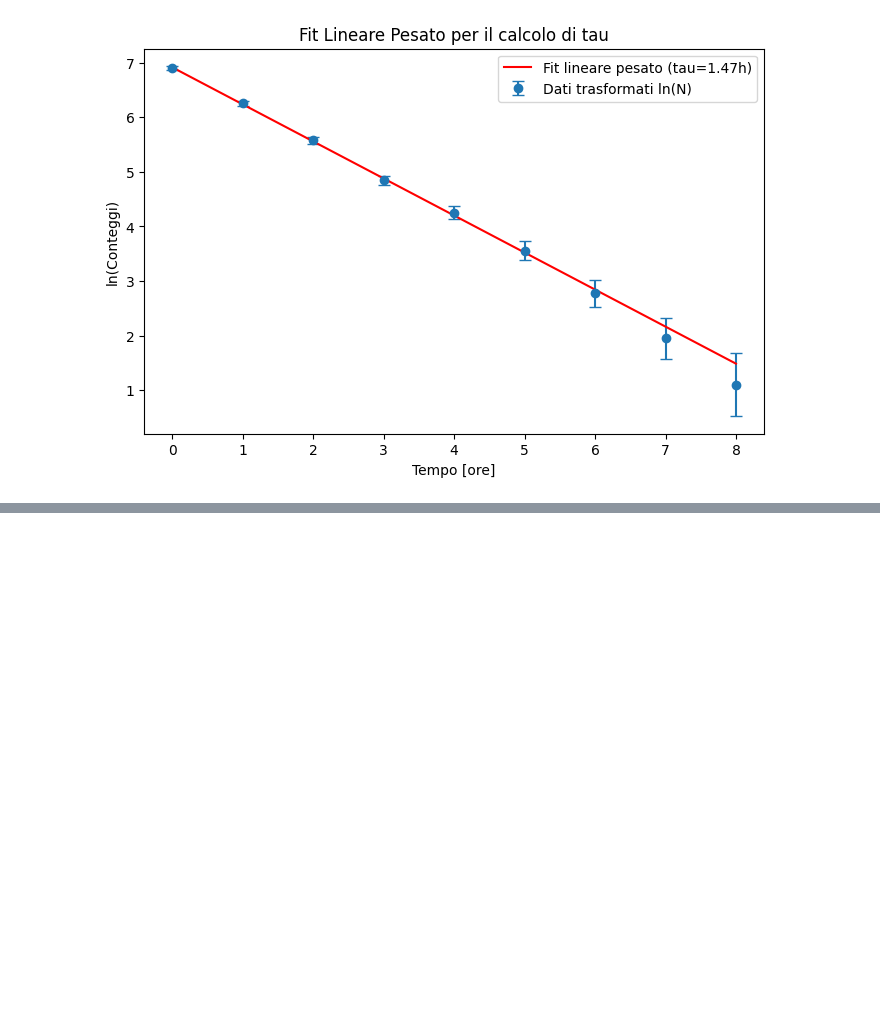
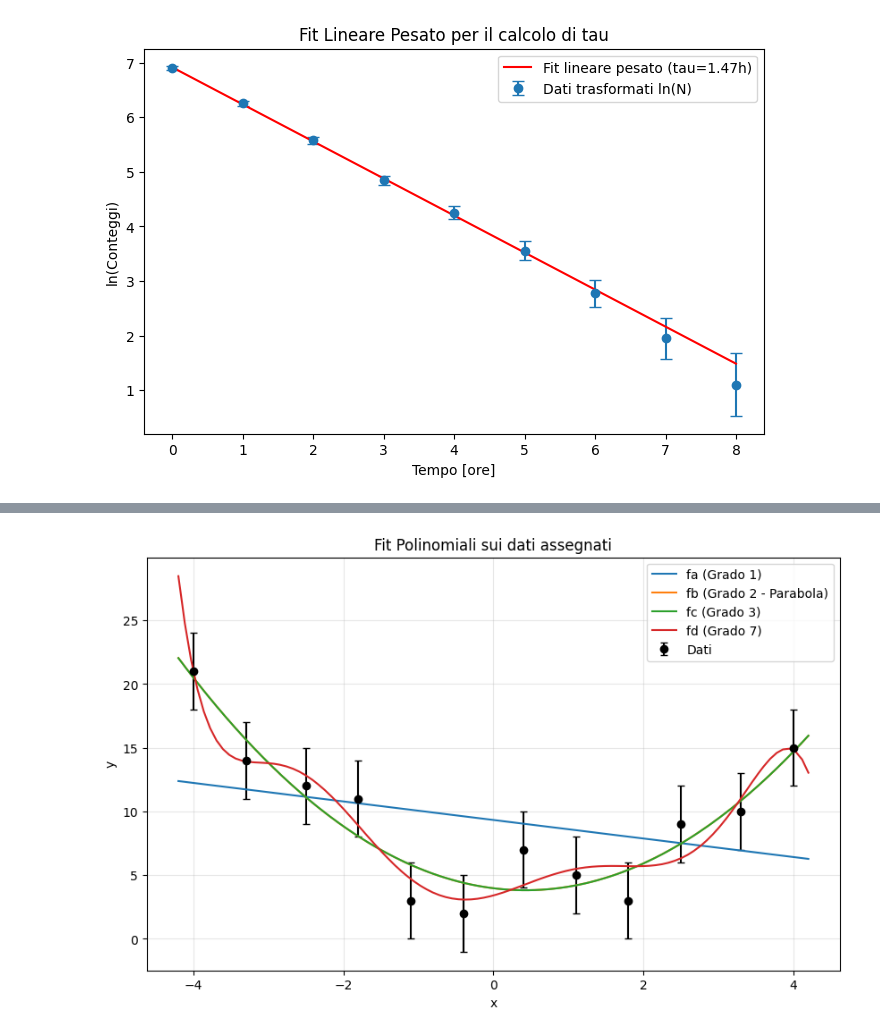
Before and after one commit to Its-mics/Statistica, a Jupyter notebook: laboratorio/Esercitazioni/File_Esercitazioni.ipynb, the cells around one changed output, grey strips where cells are left out. Cells and saved outputs as stored; diff of their text form; code cells hidden in the pictures; blank space fills up the shorter version.

```diff
--- a/laboratorio/Esercitazioni/File_Esercitazioni.ipynb
+++ b/laboratorio/Esercitazioni/File_Esercitazioni.ipynb
@@ -1072,0 +1160,97 @@ Tempo di attesa medio (tau) = 1.4730 +/- 0.0354 ore
+# %%
+# Test del $\chi^2$ confrontando diverse funzioni
+
+# Dati forniti nella tabella della scheda
+x_data = np.array([-4.0, -3.3, -2.5, -1.8, -1.1, -0.4, 0.4, 1.1, 1.8, 2.5, 3.3, 4.0])
+y_data = np.array([21, 14, 12, 11, 3, 2, 7, 5, 3, 9, 10, 15])
+sigma_y = 3
+N = len(x_data)
+
+# Definiamo i polinomi richiesti
+def fa(x, a0, a1):
+    return a0 + a1 * x
+
+def fb(x, b0, b1, b2):
+    return b0 + b1 * x + b2 * x**2
+
+def fc(x, c0, c1, c2, c3):
+    return c0 + c1 * x + c2 * x**2 + c3 * x**3
+
+def fd(x, d0, d1, d2, d3, d4, d5, d6, d7):
+    return d0 + d1*x + d2*x**2 + d3*x**3 + d4*x**4 + d5*x**5 + d6*x**6 + d7*x**7
+
+# Eseguiamo i fit
+popt_a, _ = curve_fit(fa, x_data, y_data, sigma=np.full(N, sigma_y), absolute_sigma=True)
+popt_b, _ = curve_fit(fb, x_data, y_data, sigma=np.full(N, sigma_y), absolute_sigma=True)
+popt_c, _ = curve_fit(fc, x_data, y_data, sigma=np.full(N, sigma_y), absolute_sigma=True)
+popt_d, _ = curve_fit(fd, x_data, y_data, sigma=np.full(N, sigma_y), absolute_sigma=True)
+
+# Plot dei fit
+x_plot = np.linspace(-4.2, 4.2, 100)
+plt.figure(figsize=(10, 6))
+plt.errorbar(x_data, y_data, yerr=sigma_y, fmt='ko', label='Dati', capsize=3)
+plt.plot(x_plot, fa(x_plot, *popt_a), label='fa (Grado 1)')
+plt.plot(x_plot, fb(x_plot, *popt_b), label='fb (Grado 2 - Parabola)')
+plt.plot(x_plot, fc(x_plot, *popt_c), label='fc (Grado 3)')
+plt.plot(x_plot, fd(x_plot, *popt_d), label='fd (Grado 7)')
+plt.legend()
+plt.xlabel('x')
+plt.ylabel('y')
+plt.title('Fit Polinomiali sui dati assegnati')
+plt.grid(True, alpha=0.3)
+plt.show()
+
+print("\n=== TEST DEL CHI QUADRO SUI 4 FIT ===")
+modelli = [
+    ("fa (Grado 1)", fa, popt_a, 2),
+    ("fb (Parabola)", fb, popt_b, 3),
+    ("fc (Grado 3)", fc, popt_c, 4),
+    ("fd (Grado 7)", fd, popt_d, 8)
+]
+
+chi2_valori = {} # Dizionario per salvare i valori per il Test F
+
+for nome, func, popt, num_parametri in modelli:
+    y_fit = func(x_data, *popt)
+
+    # Calcolo Chi2 classico formula (2)
+    chi2_m = np.sum( ((y_data - y_fit) / sigma_y)**2 )
+
+    # Gradi di libertà
+    dof = N - num_parametri
+    p_value = 1 - chi2.cdf(chi2_m, dof)
+
+    chi2_valori[nome] = {"chi2": chi2_m, "p": num_parametri}
+
+    print(f"\nModello {nome}:")
+    print(f"Chi2 calcolato = {chi2_m:.2f}, Gradi di libertà = {dof}, p-value = {p_value:.4f}")
+    if p_value < 0.05:
+        print(" -> RIGETTIAMO l'ipotesi (Il modello NON descrive bene i dati al 5%)")
+    else:
+        print(" -> NON rigettiamo l'ipotesi (Il modello descrive bene i dati al 5%)")
+
+print("\n=== TEST F: PARABOLA (fb) VS GRADO 7 (fd) ===")
+chi2_b = chi2_valori["fb (Parabola)"]["chi2"]
+p_b = chi2_valori["fb (Parabola)"]["p"]
+
+chi2_d = chi2_valori["fd (Grado 7)"]["chi2"]
+p_d = chi2_valori["fd (Grado 7)"]["p"]
+
+# Calcolo statistica F formula (3)
+numeratore = (chi2_b - chi2_d) / (p_d - p_b)
+denominatore = chi2_d / (N - p_d)
+F_m = numeratore / denominatore
+
+dof_num = p_d - p_b
+dof_den = N - p_d
+p_value_F = 1 - f.cdf(F_m, dof_num, dof_den)
+
+print(f"Valore F calcolato: {F_m:.4f}")
+print(f"p-value del test F: {p_value_F:.4f}")
+
+if p_value_F < 0.05:
+    print("-> RIGETTIAMO l'ipotesi che la parabola sia sufficiente: il polinomio di grado 7 migliora significativamente il fit.")
+else:
+    print("-> NON rigettiamo l'ipotesi: la parabola è sufficiente a descrivere i dati, il grado 7 non porta un miglioramento statisticamente significativo.")
+# %% [output]
+[figure, added]
```
Also changed, not shown: parts of 5 cells of this notebook.
